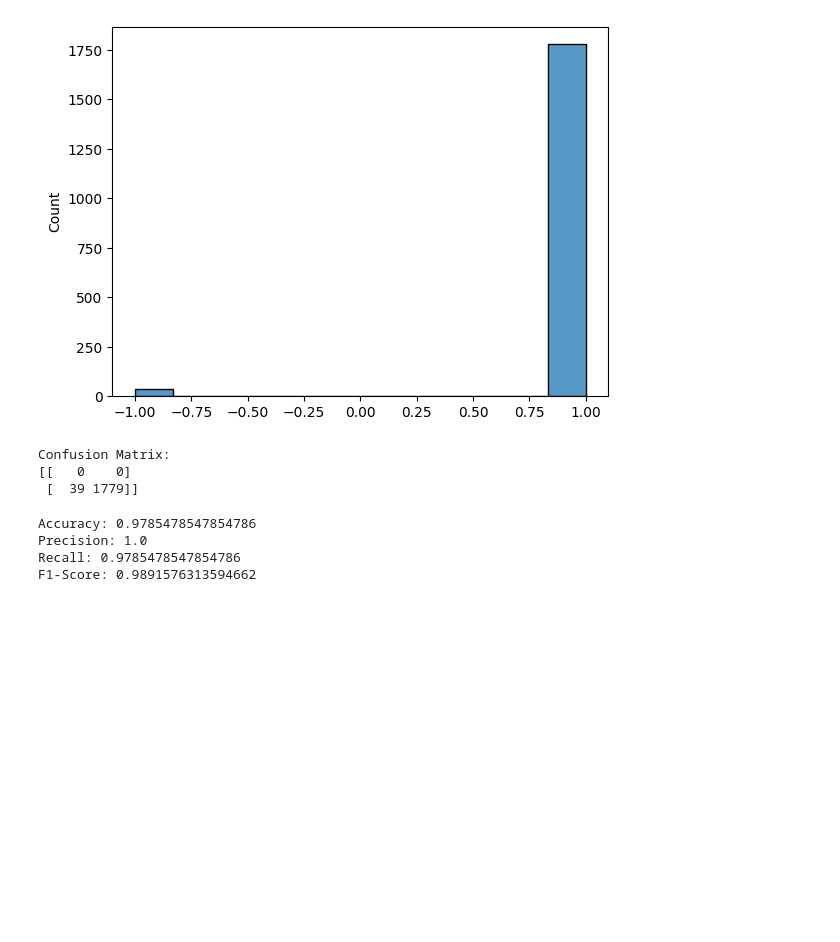
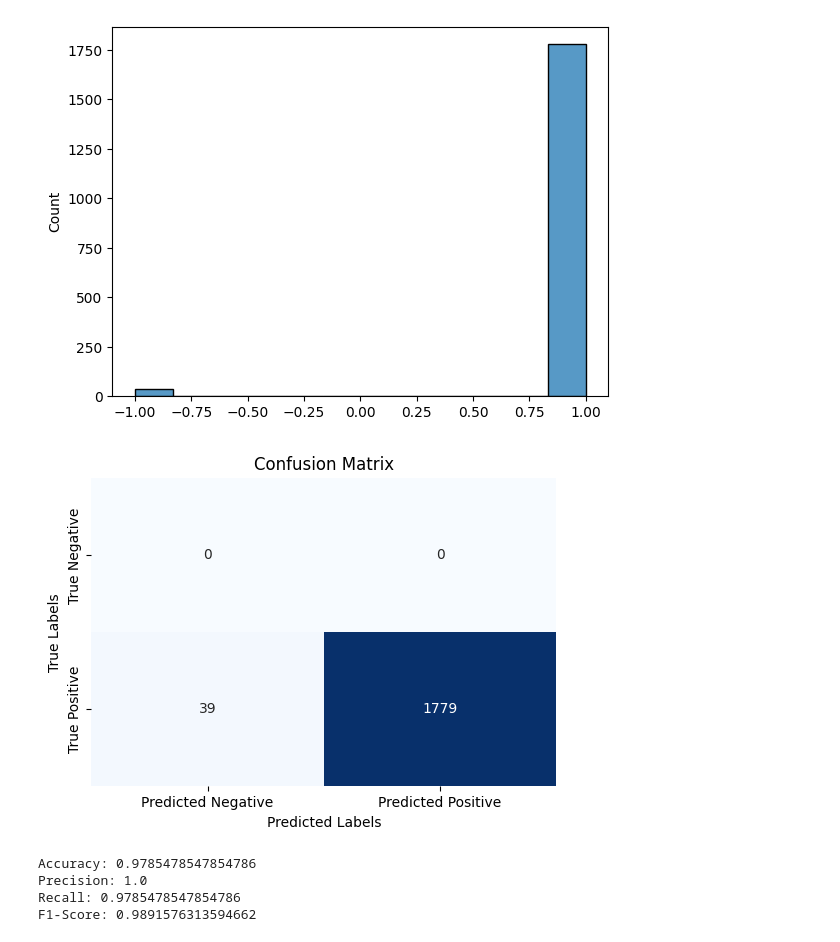
Before and after one commit to saumyatalwani/pre-technova, a Jupyter notebook: Model/Model.ipynb, the cells around one changed output. Drawn from its saved outputs; the diff is of its cells as text; code cells hidden in the pictures; blank space fills up the shorter version.

```diff
--- a/Model/Model.ipynb
+++ b/Model/Model.ipynb
@@ -392,16 +379,20 @@ sns.histplot(predict)
 counts = Counter(predict)
 # %% [output]
 [figure]
-# %%
-from sklearn.metrics import confusion_matrix
-y_true = [1] * len(predict)
-conf_matrix = confusion_matrix(y_true, predict)
-print("Confusion Matrix:")
-print(conf_matrix)
-# %% [output]
-Confusion Matrix:
-[[   0    0]
- [  39 1779]]
+# %%
+from sklearn.metrics import confusion_matrix
+y_true = [1] * len(predict)
+conf_matrix = confusion_matrix(y_true, predict)
+plt.figure(figsize=(6, 4))
+sns.heatmap(conf_matrix, annot=True, fmt='d', cmap='Blues', cbar=False,
+            xticklabels=['Predicted Negative', 'Predicted Positive'],
+            yticklabels=['True Negative', 'True Positive'])
+plt.title('Confusion Matrix')
+plt.xlabel('Predicted Labels')
+plt.ylabel('True Labels')
+plt.show()
+# %% [output]
+[figure, added]
 # %%
 accuracy = (conf_matrix[0, 0] + conf_matrix[1, 1]) / conf_matrix.sum()
 print(f"Accuracy: {accuracy}")
```
Also changed, not shown: parts of 5 cells of this notebook, 1 other file.
